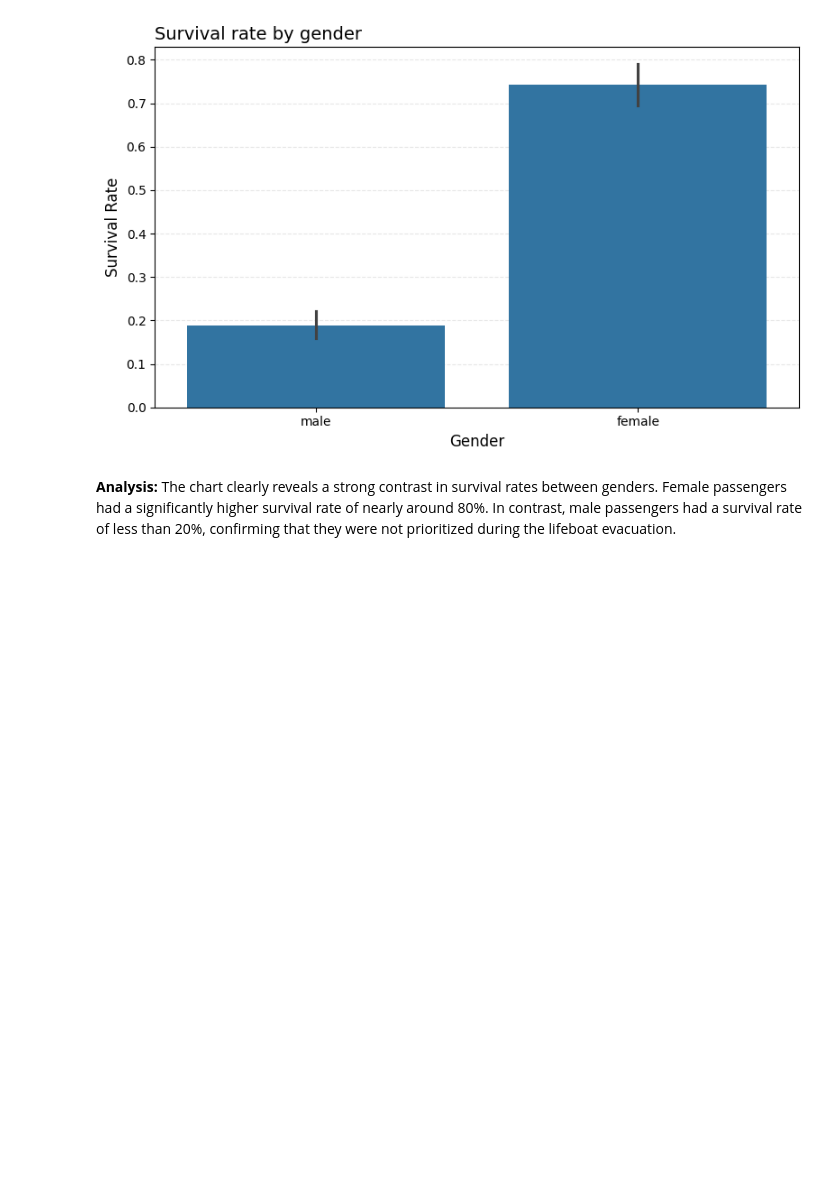
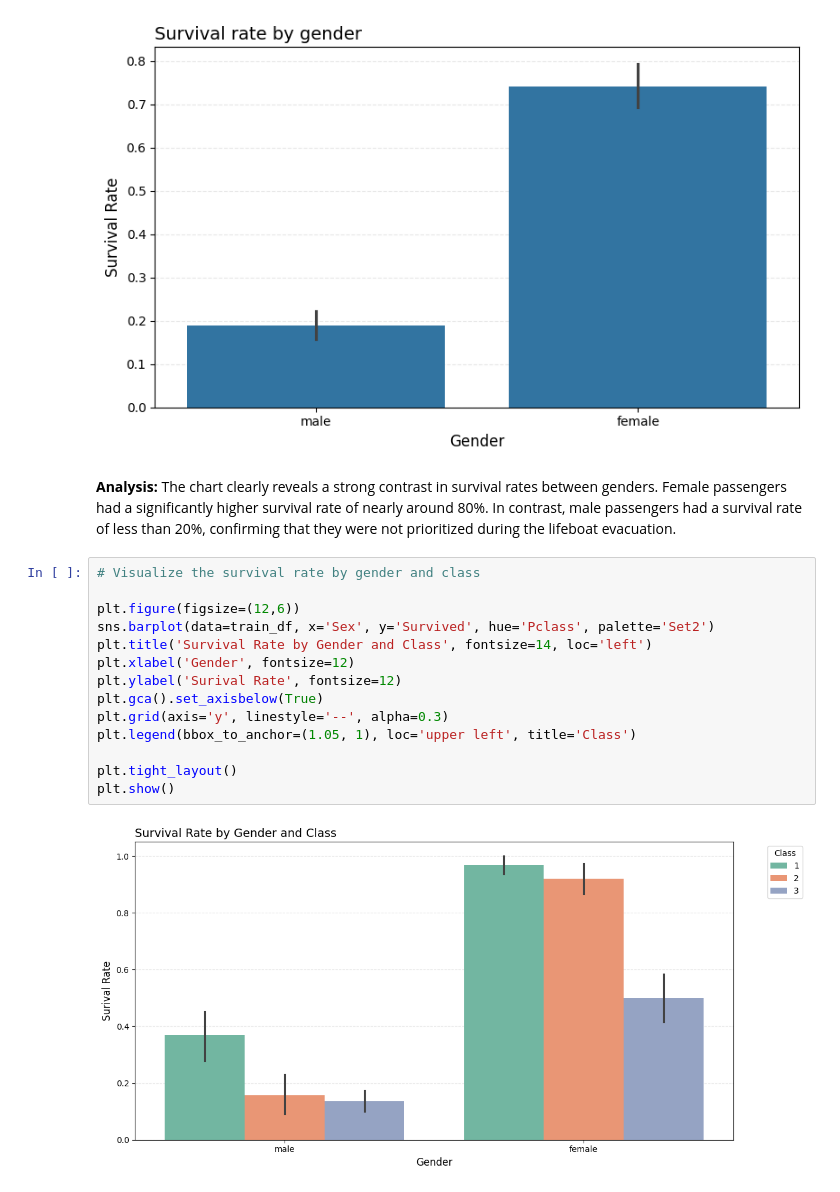
Before and after one commit to clia7/Titanic_Survival_Prediction, a Jupyter notebook: Titanic_Surivial_Prediction.ipynb, the cells around one changed output. Cells and saved outputs as stored; diff of their text form; blank space fills up the shorter version.

Commit message:
added visualisation for survival rate by gender and class and survived passengers by age distribution

```diff
--- a/Titanic_Surivial_Prediction.ipynb
+++ b/Titanic_Surivial_Prediction.ipynb
@@ -178,3 +178,19 @@ plt.show()
 [figure]
 # %% [markdown]
 **Analysis:** The chart clearly reveals a strong contrast in survival rates between genders. Female passengers had a significantly higher survival rate of nearly around 80%. In contrast, male passengers had a survival rate of less than 20%, confirming that they were not prioritized during the lifeboat evacuation.
+# %%
+# Visualize the survival rate by gender and class
+
+plt.figure(figsize=(12,6))
+sns.barplot(data=train_df, x='Sex', y='Survived', hue='Pclass', palette='Set2')
+plt.title('Survival Rate by Gender and Class', fontsize=14, loc='left')
+plt.xlabel('Gender', fontsize=12)
+plt.ylabel('Surival Rate', fontsize=12)
+plt.gca().set_axisbelow(True)
+plt.grid(axis='y', linestyle='--', alpha=0.3)
+plt.legend(bbox_to_anchor=(1.05, 1), loc='upper left', title='Class')
+
+plt.tight_layout()
+plt.show()
+# %% [output]
+[figure, added]
```
Also changed, not shown: parts of 3 cells of this notebook.
